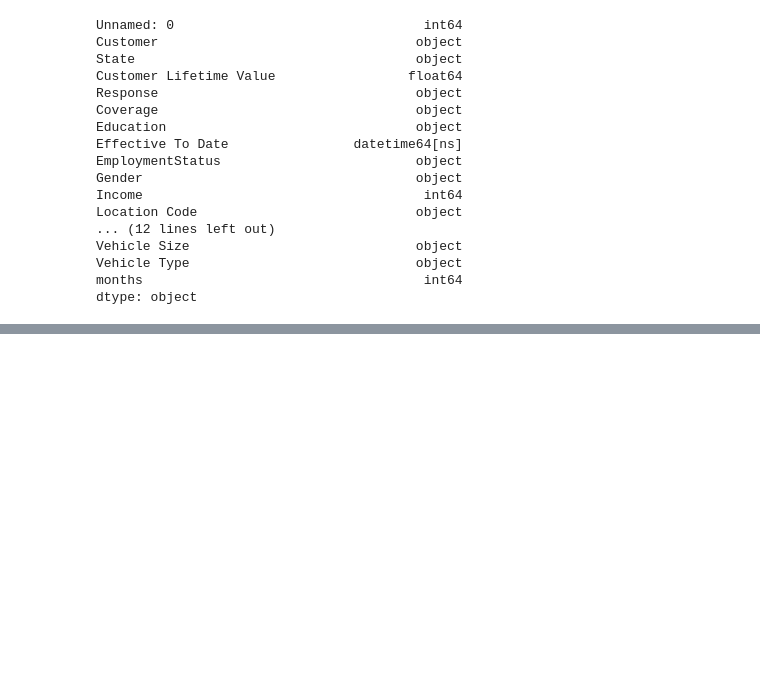
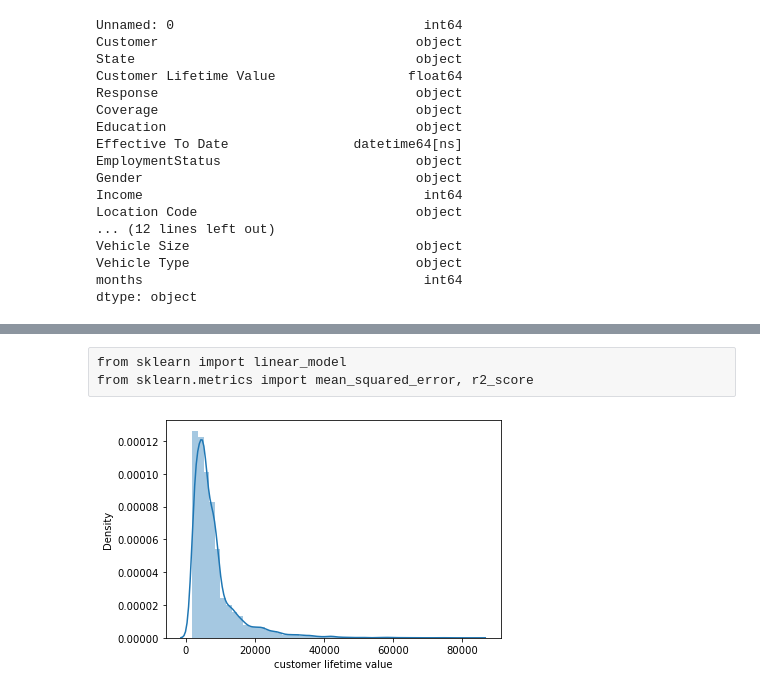
Before and after one commit to ManuelLog/Customer-analysis-round-1-Day2, a Jupyter notebook: files_for_lab/csv_files/Roun2wed.ipynb, the cells around one changed output, grey strips where cells are left out. Saved outputs shown, nothing was run; the diff lists cells and outputs as text; code cells hidden in the pictures; blank space fills up the shorter version.

```diff
--- a/files_for_lab/csv_files/Roun2wed.ipynb
+++ b/files_for_lab/csv_files/Roun2wed.ipynb
@@ -1238,0 +1245,3 @@ y = numerical['customer lifetime value']
+# %% [raw]
+from sklearn import linear_model
+from sklearn.metrics import mean_squared_error, r2_score
@@ -1238,0 +1251,5 @@ y = numerical['customer lifetime value']
+# %%
+sns.distplot(numerical['customer lifetime value'])
+plt.show()
+# %% [output]
+[figure, added]
```
Also changed, not shown: parts of 172 cells of this notebook.
